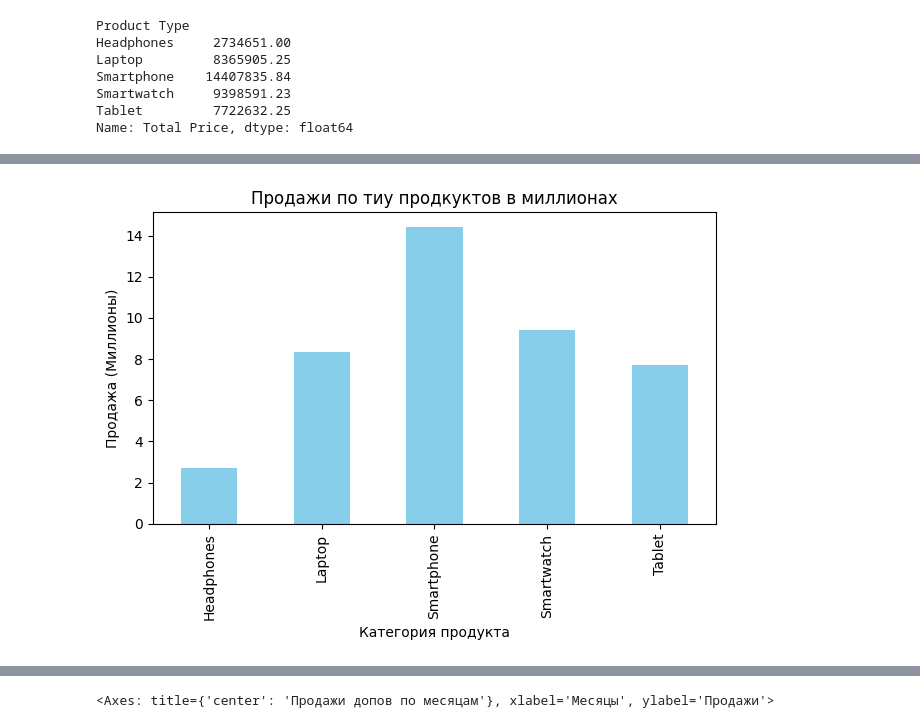
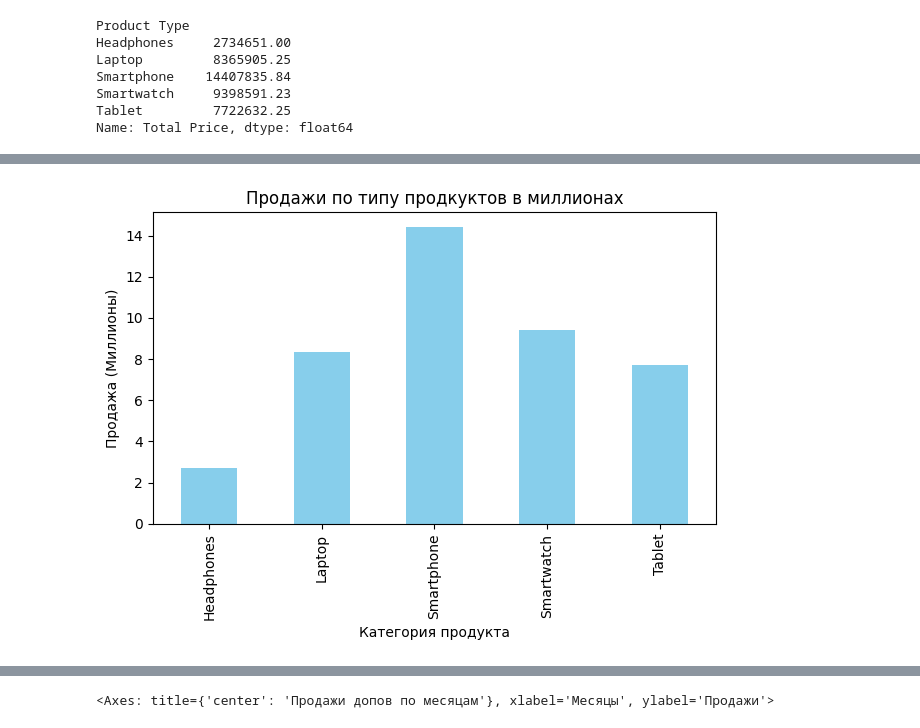
Before and after one commit to Chuwuni/PDE_homework3, a Jupyter notebook: Homework3.ipynb, the cells around one changed output, grey strips where cells are left out. Cells and saved outputs as stored; diff of their text form; code cells hidden in the pictures.

```diff
--- a/Homework3.ipynb
+++ b/Homework3.ipynb
@@ -169,13 +179,13 @@ by_product_category.plot(kind='pie', title='Продажи по типу про
 # %%
 scaled_data = by_product_category / 1e6
 
-ax = scaled_data.plot(kind='bar', title='Продажи по тиу продкуктов в миллионах',
+ax = scaled_data.plot(kind='bar', title='Продажи по типу продкуктов в миллионах',
                      xlabel='Категория продукта', ylabel='Продажа (Миллионы)', color='skyblue')
 
 plt.tight_layout()
 plt.show()
 # %% [output]
-[figure, old version]
+[figure, new version]
 # %%
 by_addon_month_df = succsess_sells_df.groupby(succsess_sells_df["Purchase Date"].str.slice(0,7))["Add-on Total"].sum()
 # %%
```
Also changed, not shown: parts of 3 cells of this notebook.
